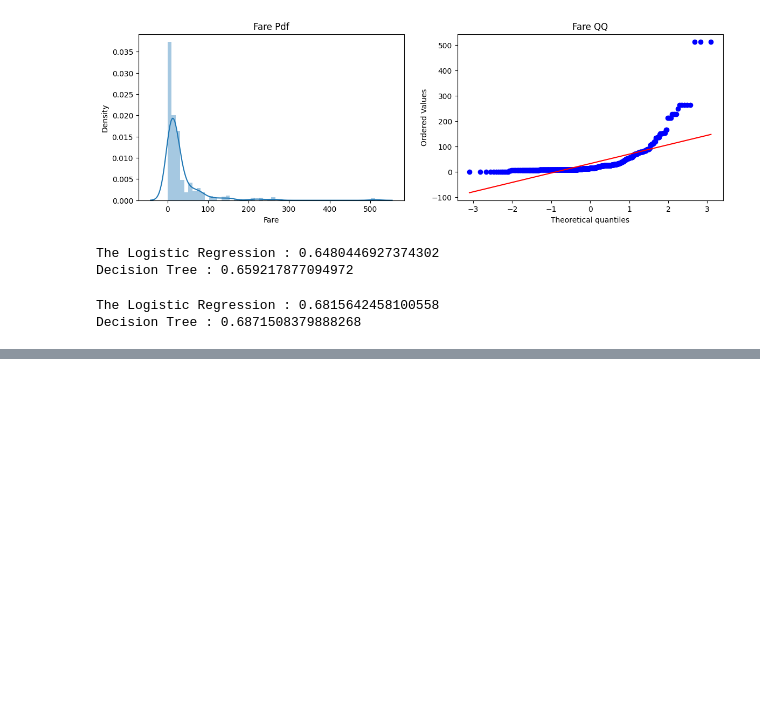
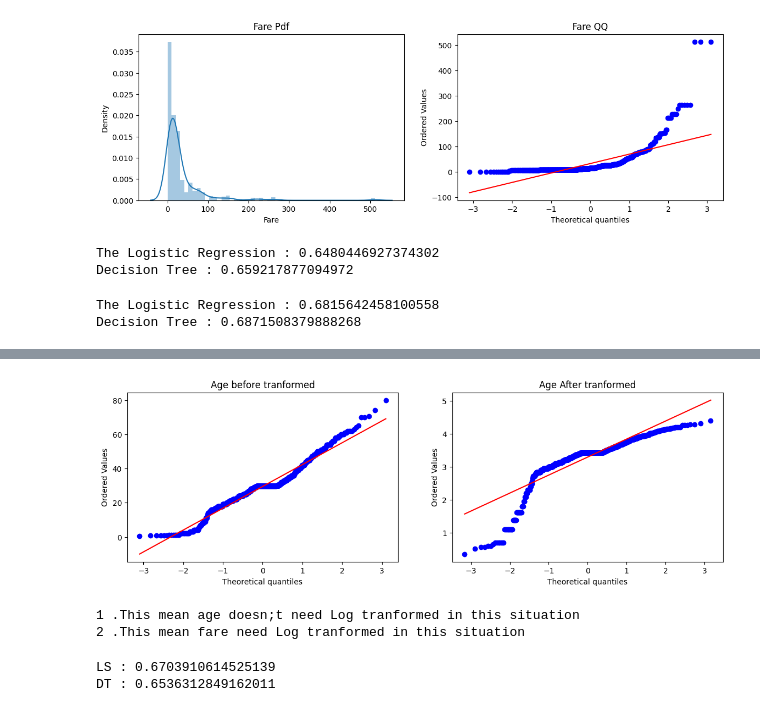
Before and after one commit to sujal-chauhan2006/feature-engineering-practice, a Jupyter notebook: Function_Transforms.ipynb, the cells around one changed output, grey strips where cells are left out. Saved outputs shown, nothing was run; the diff lists cells and outputs as text; code cells hidden in the pictures; blank space fills up the shorter version.

```diff
--- a/Function_Transforms.ipynb
+++ b/Function_Transforms.ipynb
@@ -165,0 +191,22 @@ Decision Tree : 0.6871508379888268
+# %%
+plt.figure(figsize=(14,4))
+
+plt.subplot(121)
+stats.probplot(x_train['Age'],dist = 'norm',plot = plt)
+plt.title('Age before tranformed')
+
+plt.subplot(122)
+stats.probplot(X_transformed['Age'],dist = 'norm',plot = plt)
+plt.title('Age After tranformed')
+
+plt.show()
+# %% [output]
+[figure, added]
+# %%
+print('''
+1 .This mean age doesn;t need Log tranformed in this situation
+2 .This mean fare need Log tranformed in this situation
+''')
+# %% [output]
+1 .This mean age doesn;t need Log tranformed in this situation
+2 .This mean fare need Log tranformed in this situation
@@ -165,0 +232,6 @@ Decision Tree : 0.6871508379888268
+# %%
+print('LS :',accuracy_score(y_test,y_pred))
+print('DT :',accuracy_score(y_test,y_pred1))
+# %% [output]
+LS : 0.6703910614525139
+DT : 0.6536312849162011
```
Also changed, not shown: parts of 6 cells of this notebook.
